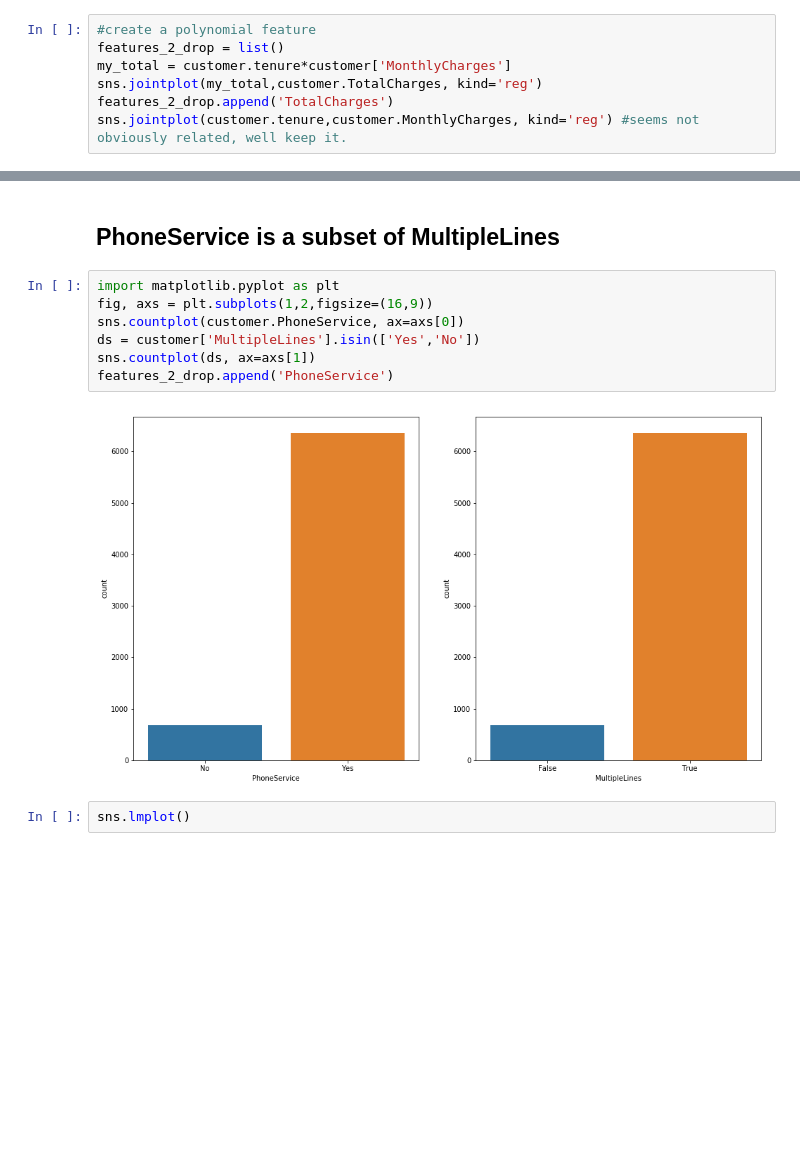
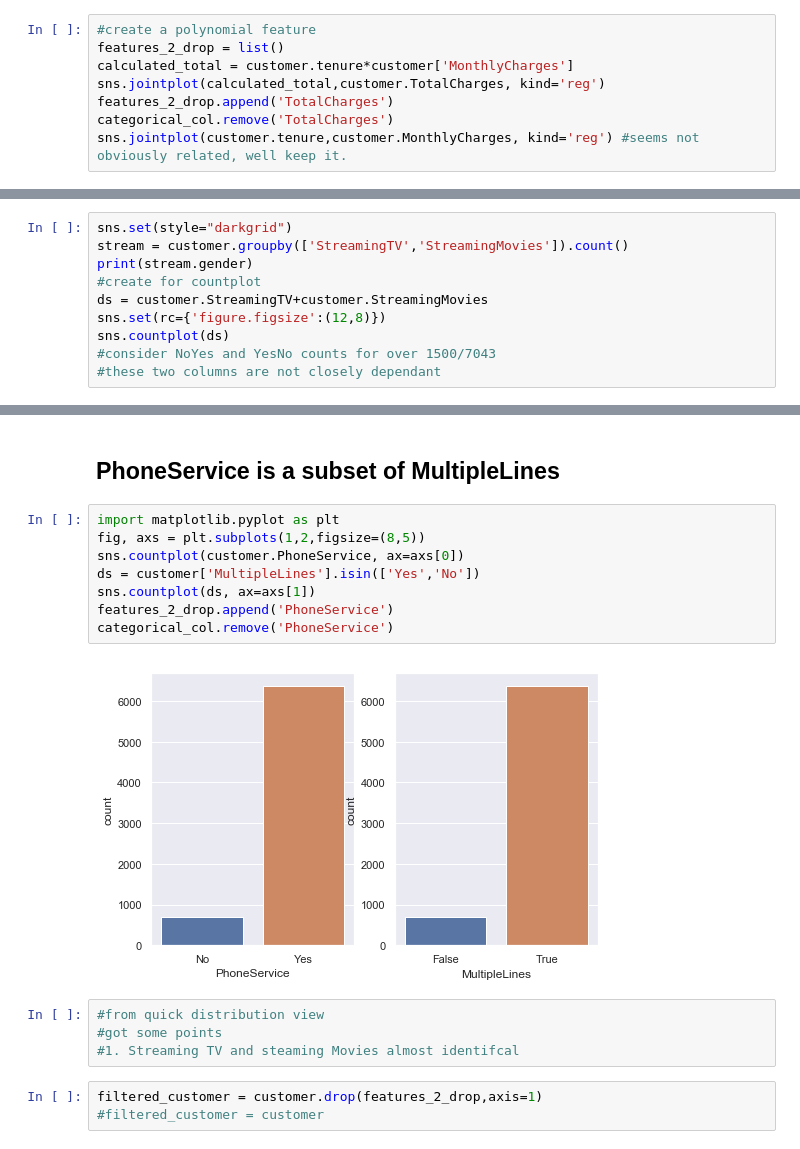
Before and after one commit to seanloe/PythonHome, a Jupyter notebook: jupyter-notebooks/kaggle_telco_customer_churn/kaggle_telco_customer_churn.ipynb, the cells around one changed output, grey strips where cells are left out. Saved outputs shown, nothing was run; the diff lists cells and outputs as text; blank space fills up the shorter version.

Commit message:
4th day EDS for telco customer churn

```diff
--- a/jupyter-notebooks/kaggle_telco_customer_churn/kaggle_telco_customer_churn.ipynb
+++ b/jupyter-notebooks/kaggle_telco_customer_churn/kaggle_telco_customer_churn.ipynb
@@ -88,9 +91,10 @@ See the caveats in the documentation: http://pandas.pydata.org/pandas-docs/stabl
 # %%
 #create a polynomial feature
 features_2_drop = list()
-my_total = customer.tenure*customer['MonthlyCharges']
-sns.jointplot(my_total,customer.TotalCharges, kind='reg')
+calculated_total = customer.tenure*customer['MonthlyCharges']
+sns.jointplot(calculated_total,customer.TotalCharges, kind='reg')
 features_2_drop.append('TotalCharges')
+categorical_col.remove('TotalCharges')
 sns.jointplot(customer.tenure,customer.MonthlyCharges, kind='reg') #seems not obviously related, well keep it.
 # %% [output]
 <seaborn.axisgrid.JointGrid at 0x...>
@@ -98,0 +118,10 @@ sns.jointplot(customer.tenure,customer.MonthlyCharges, kind='reg') #seems not ob
+# %%
+sns.set(style="darkgrid")
+stream = customer.groupby(['StreamingTV','StreamingMovies']).count()
+print(stream.gender)
+#create for countplot
+ds = customer.StreamingTV+customer.StreamingMovies
+sns.set(rc={'figure.figsize':(12,8)})
+sns.countplot(ds)
+#consider NoYes and YesNo counts for over 1500/7043
+#these two columns are not closely dependant
@@ -100,12 +139,18 @@ sns.jointplot(customer.tenure,customer.MonthlyCharges, kind='reg') #seems not ob
 ## PhoneService is a subset of MultipleLines
 # %%
 import matplotlib.pyplot as plt
-fig, axs = plt.subplots(1,2,figsize=(16,9))
+fig, axs = plt.subplots(1,2,figsize=(8,5))
 sns.countplot(customer.PhoneService, ax=axs[0])
 ds = customer['MultipleLines'].isin(['Yes','No'])
 sns.countplot(ds, ax=axs[1])
 features_2_drop.append('PhoneService')
+categorical_col.remove('PhoneService')
 # %% [output]
-[figure, old version]
+[figure, new version]
-# %%
-sns.lmplot()
+# %%
+#from quick distribution view
+#got some points
+#1. Streaming TV and steaming Movies almost identifcal
+# %%
+filtered_customer = customer.drop(features_2_drop,axis=1)
+#filtered_customer = customer
```
Also changed, not shown: parts of 15 cells of this notebook.
